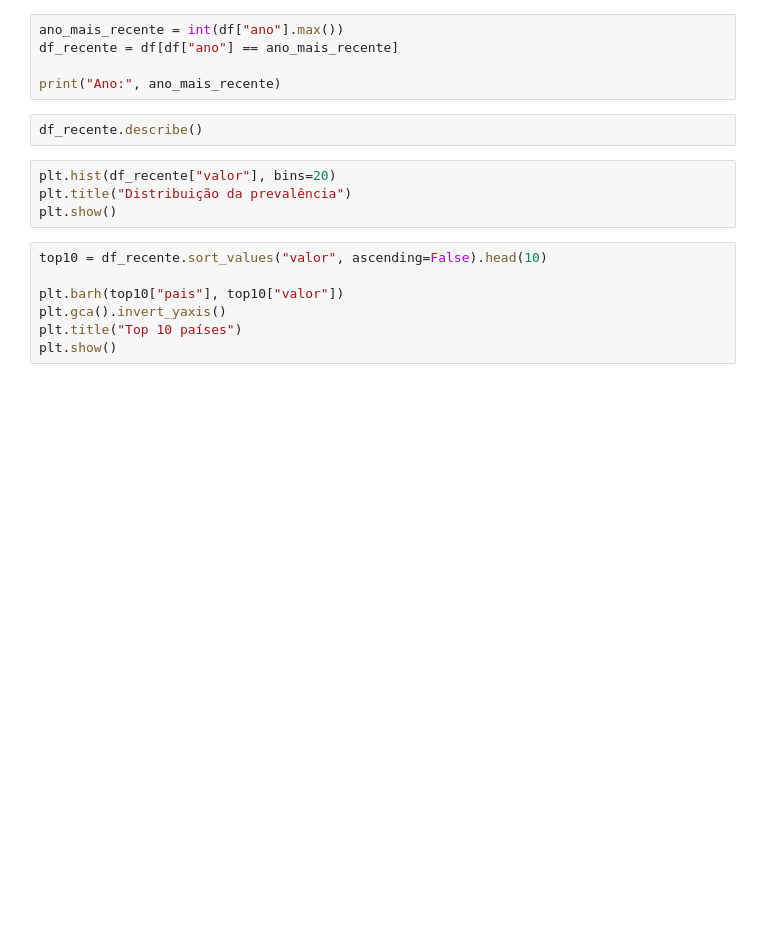
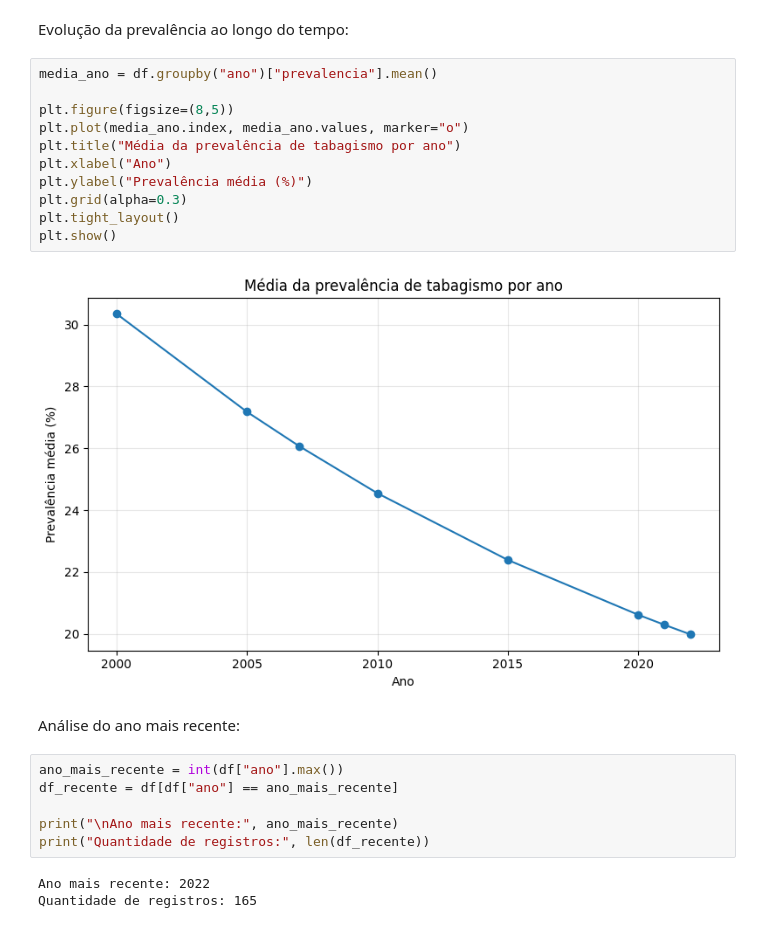
Before and after one commit to danielfilho-school/PA2-tabagismo, a Jupyter notebook: Tabagismo/notebooks/etapa2_eda_tobacco_control_who.ipynb, the cells around one changed output. Drawn from its saved outputs; the diff is of its cells as text; blank space fills up the shorter version.

```diff
--- a/Tabagismo/notebooks/etapa2_eda_tobacco_control_who.ipynb
+++ b/Tabagismo/notebooks/etapa2_eda_tobacco_control_who.ipynb
@@ -38,18 +163,26 @@ df.head()
+# %% [markdown]
+Evolução da prevalência ao longo do tempo:
+# %%
+media_ano = df.groupby("ano")["prevalencia"].mean()
+
+plt.figure(figsize=(8,5))
+plt.plot(media_ano.index, media_ano.values, marker="o")
+plt.title("Média da prevalência de tabagismo por ano")
+plt.xlabel("Ano")
+plt.ylabel("Prevalência média (%)")
+plt.grid(alpha=0.3)
+plt.tight_layout()
+plt.show()
+# %% [output]
+[figure, added]
+# %% [markdown]
+Análise do ano mais recente:
 # %%
 ano_mais_recente = int(df["ano"].max())
 df_recente = df[df["ano"] == ano_mais_recente]
 
-print("Ano:", ano_mais_recente)
+print("\nAno mais recente:", ano_mais_recente)
+print("Quantidade de registros:", len(df_recente))
+# %% [output]
+Ano mais recente: 2022
+Quantidade de registros: 165
-# %%
-df_recente.describe()
-# %%
-plt.hist(df_recente["valor"], bins=20)
-plt.title("Distribuição da prevalência")
-plt.show()
-# %%
-top10 = df_recente.sort_values("valor", ascending=False).head(10)
-
-plt.barh(top10["pais"], top10["valor"])
-plt.gca().invert_yaxis()
-plt.title("Top 10 países")
-plt.show()
```
Also changed, not shown: parts of 23 cells of this notebook, 3 other files.
